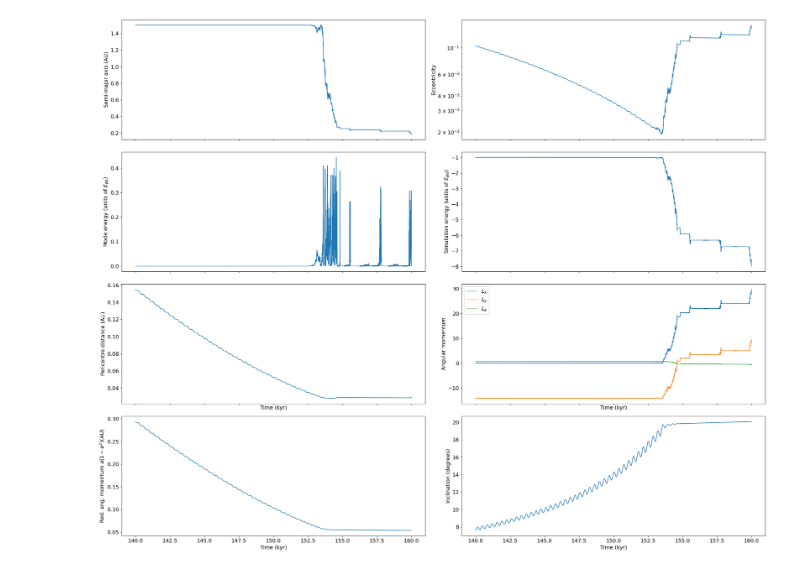
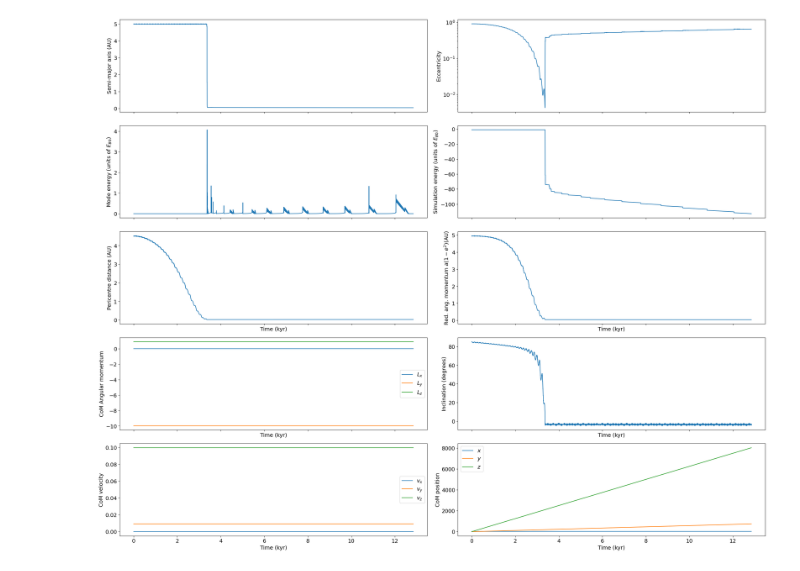
Before and after one commit to dliveoak/reboundx, a Jupyter notebook: dt_testing/Chaotic Migration Kozai.ipynb, the cells around one changed output. Drawn from its saved outputs; the diff is of its cells as text; code cells hidden in the pictures.

```diff
--- a/dt_testing/Chaotic Migration Kozai.ipynb
+++ b/dt_testing/Chaotic Migration Kozai.ipynb
@@ -97,44 +142,60 @@ AttributeError: REBOUNDx Error: Parameter 'td_debug_delay_counter' not found in
 # %%
-fig, axes = plt.subplots(4, 2, sharex=True)
+fig, axes = plt.subplots(5, 2, sharex=True)
 fig.set_figheight(20)
 fig.set_figwidth(25)
 
-indices = np.logical_and(np.logical_and(e != 0, t >= 1.4e5), t<=1.6e5)
+indices = np.logical_and(np.logical_and(e != 0, t >= 0e4), t<=1.97e4)
 
 
+#axes[0, 0].plot(t[indices] / 1e3, a[indices])
 axes[0, 0].plot(t[indices] / 1e3, a[indices])
 axes[0, 0].set_ylabel(r'Semi-major axis (AU)')
 
 axes[0, 1].plot(t[indices] / 1e3, 1 - e[indices])
 axes[0, 1].set_yscale("log")
 axes[0, 1].set_ylabel(r'Eccentricity')
 
 axes[1, 0].plot(t[indices] / 1e3, -E[indices] / EB0)
 axes[1, 0].set_ylabel(r'Mode energy (units of $E_{B0}$)')
 
 axes[1, 1].plot(t[indices] / 1e3, -E_sim [indices]/ EB0)
 axes[1, 1].set_ylabel(r'Simulation energy (units of $E_{B0}$)')
 
 axes[2, 0].plot(t[indices] / 1e3, a[indices] * (1-e[indices]))
 axes[2, 0].set_ylabel(r'Pericentre distance (AU)')
 axes[2, 0].set_xlabel(r'Time (kyr)')
 
-axes[2, 1].plot(t[indices] / 1e3, L_manual[:,0][indices], label=r'$L_x$')
-axes[2, 1].plot(t[indices] / 1e3, L_manual[:,1][indices], label=r'$L_y$')
-axes[2, 1].plot(t[indices] / 1e3, L_manual[:,2][indices], label=r'$L_z$')
-axes[2, 1].set_ylabel('Angular momentum')
-axes[2, 1].legend()
+axes[2, 1].plot(t[indices] / 1e3, a[indices] * (1-e[indices]**2))
+axes[2, 1].set_ylabel(r'Red. ang. momentum $a(1-e^2)$(AU)')
 axes[2, 1].set_xlabel(r'Time (kyr)')
-
-axes[3, 0].plot(t[indices] / 1e3, a[indices] * (1-e[indices]**2))
-axes[3, 0].set_ylabel(r'Red. ang. momentum $a(1-e^2)$(AU)')
-axes[3, 0].set_xlabel(r'Time (kyr)')
 
 axes[3, 1].plot(t[indices] / 1e3, inc[indices] * 180 / np.pi)
 axes[3, 1].set_ylabel(r'Inclination (degrees)')
 axes[3, 1].set_xlabel(r'Time (kyr)')
 
+axes[3, 0].plot(t[indices] / 1e3, L[:,0][indices], label=r'$L_x$')
+axes[3, 0].plot(t[indices] / 1e3, L[:,1][indices], label=r'$L_y$')
+axes[3, 0].plot(t[indices] / 1e3, L[:,2][indices], label=r'$L_z$')
+axes[3, 0].set_ylabel('CoM Angular momentum')
+axes[3, 0].legend()
+axes[3, 0].set_xlabel(r'Time (kyr)')
+
+axes[4, 0].plot(t[indices] / 1e3, comv[:,0][indices], label=r'$v_x$')
+axes[4, 0].plot(t[indices] / 1e3, comv[:,1][indices], label=r'$v_y$')
+axes[4, 0].plot(t[indices] / 1e3, comv[:,2][indices], label=r'$v_z$')
+axes[4, 0].set_ylabel('CoM velocity')
+axes[4, 0].legend()
+axes[4, 0].set_xlabel(r'Time (kyr)')
+
+axes[4, 1].plot(t[indices] / 1e3, comr[:,0][indices], label=r'$x$')
+axes[4, 1].plot(t[indices] / 1e3, comr[:,1][indices], label=r'$y$')
+axes[4, 1].plot(t[indices] / 1e3, comr[:,2][indices], label=r'$z$')
+axes[4, 1].set_ylabel('CoM position')
+axes[4, 1].legend()
+axes[4, 1].set_xlabel(r'Time (kyr)')
+
+
 plt.tight_layout()
-plt.savefig("Angular momentum non-conservation.png", dpi=150)
+plt.savefig("DT Kozai rapid.png", dpi=150)
 # %% [output]
-[figure, old version]
+[figure, new version]
```
Also changed, not shown: parts of 2 cells of this notebook, 8 other files.
